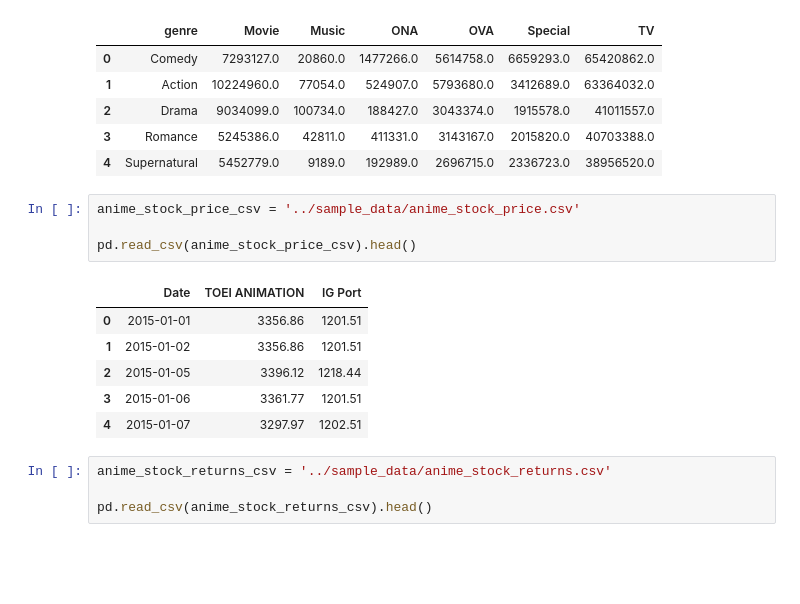
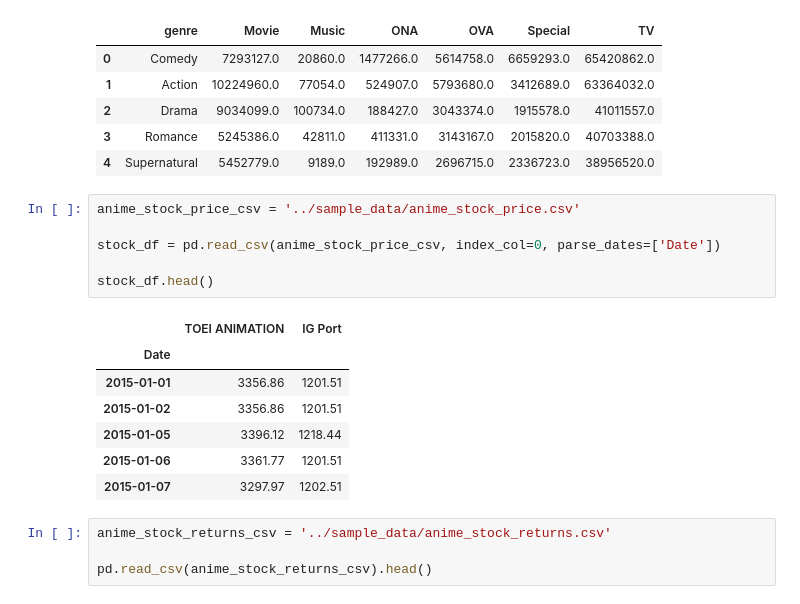
Before and after one commit to yukimura1227/trainings, a Jupyter notebook: pandas_sample/pandas_sample.ipynb, the cells around one changed output. Cells and saved outputs as stored; diff of their text form; blank space fills up the shorter version.

```diff
--- a/pandas_sample/pandas_sample.ipynb
+++ b/pandas_sample/pandas_sample.ipynb
@@ -59,14 +61,17 @@ pd.read_csv(anime_genre_top10_pivoted).head()
 # %%
 anime_stock_price_csv = '../sample_data/anime_stock_price.csv'
 
-pd.read_csv(anime_stock_price_csv).head()
+stock_df = pd.read_csv(anime_stock_price_csv, index_col=0, parse_dates=['Date'])
+
+stock_df.head()
 # %% [output]
-|  | Date | TOEI ANIMATION | IG Port |
-| 0 | 2015-01-01 | 3356.86 | 1201.51 |
-| 1 | 2015-01-02 | 3356.86 | 1201.51 |
-| 2 | 2015-01-05 | 3396.12 | 1218.44 |
-| 3 | 2015-01-06 | 3361.77 | 1201.51 |
-| 4 | 2015-01-07 | 3297.97 | 1202.51 |
+|  | TOEI ANIMATION | IG Port |
+| Date |  |  |
+| 2015-01-01 | 3356.86 | 1201.51 |
+| 2015-01-02 | 3356.86 | 1201.51 |
+| 2015-01-05 | 3396.12 | 1218.44 |
+| 2015-01-06 | 3361.77 | 1201.51 |
+| 2015-01-07 | 3297.97 | 1202.51 |
 # %%
 anime_stock_returns_csv = '../sample_data/anime_stock_returns.csv'
 
```
Also changed, not shown: parts of 17 cells of this notebook.
